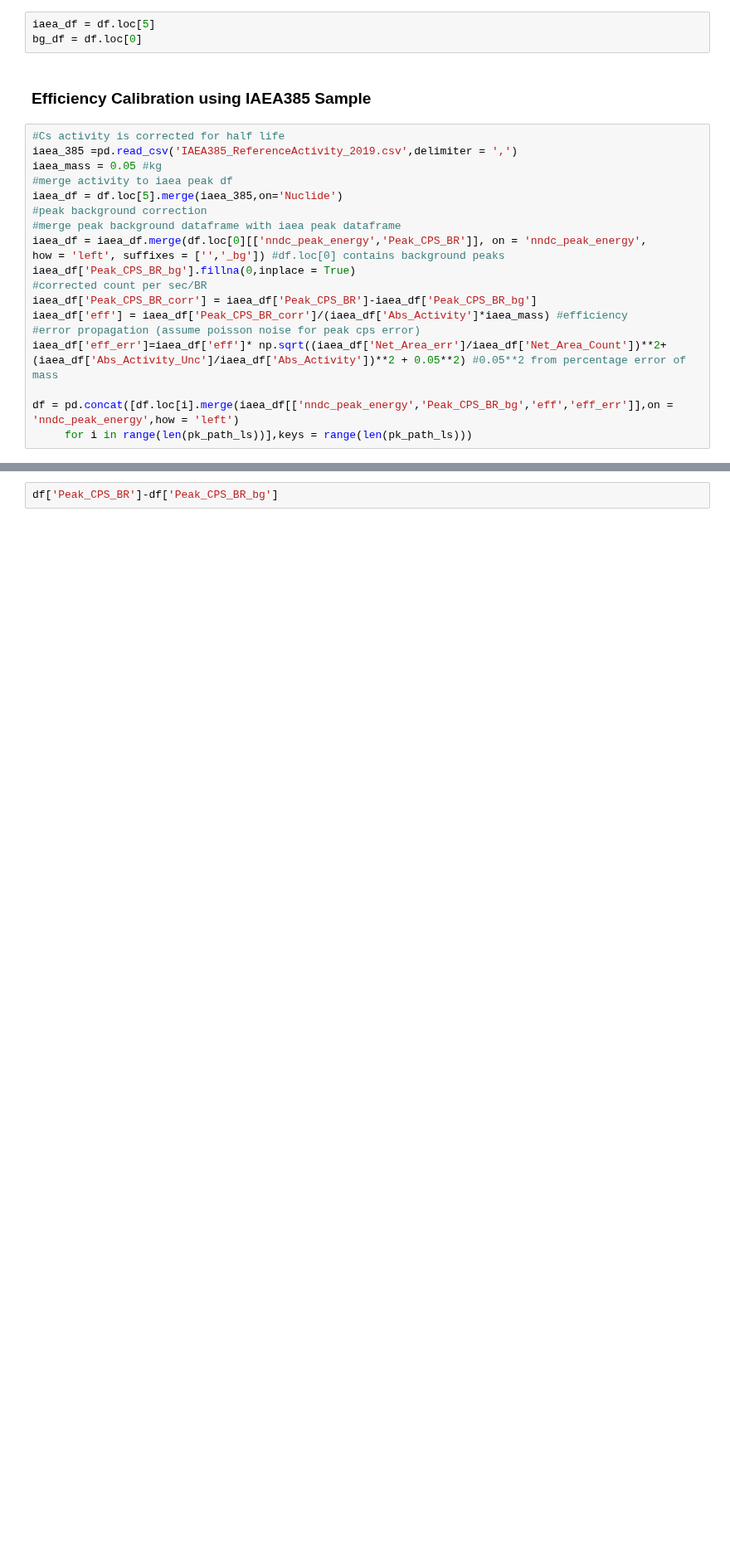
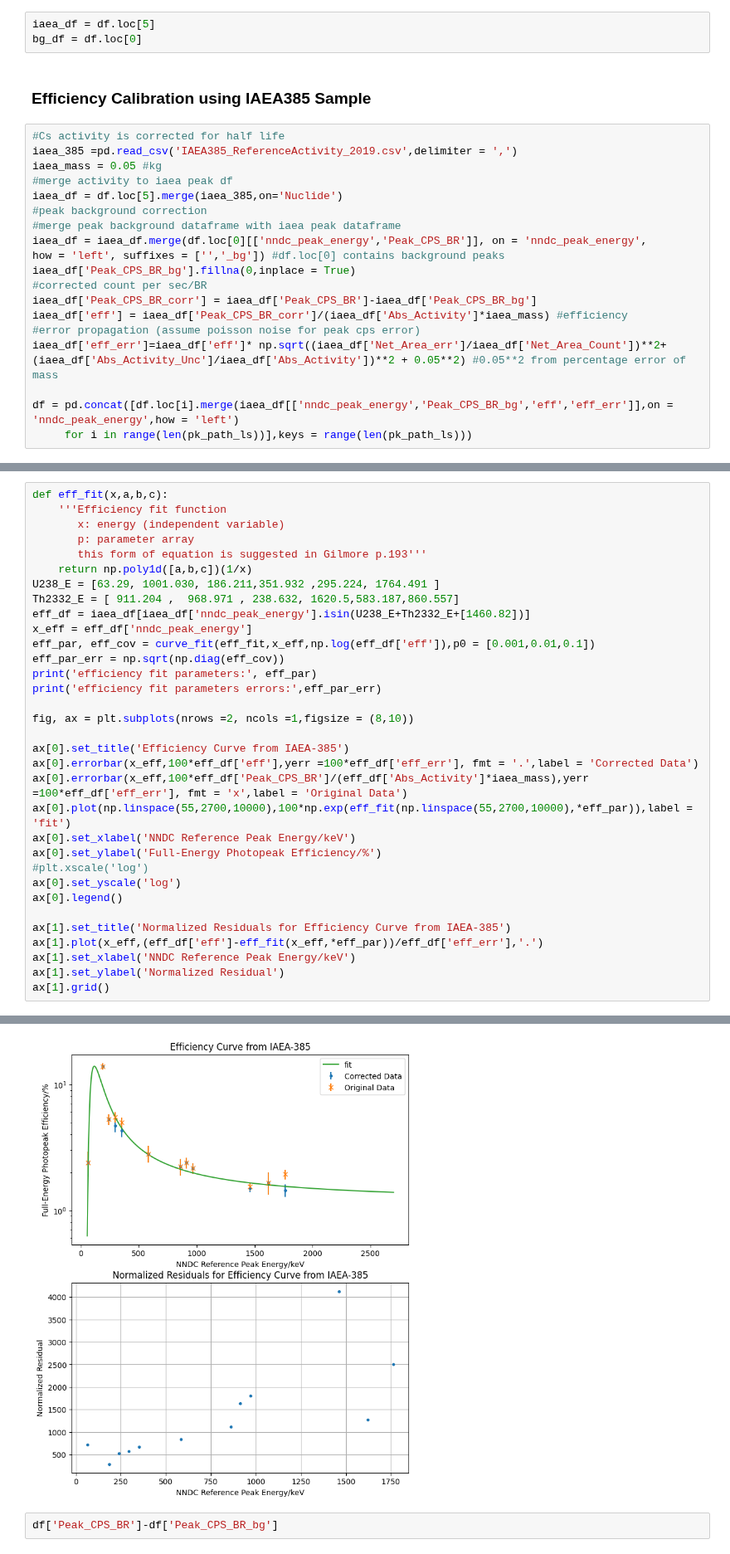
Before and after one commit to ngcnpeter/HPGe_lab_y3, a Jupyter notebook: formal_report.ipynb, the cells around one changed output, grey strips where cells are left out. Shown at 83% size. Saved outputs shown, nothing was run; the diff lists cells and outputs as text; blank space fills up the shorter version.

Commit message:
new efficiency calibration

```diff
--- a/formal_report.ipynb
+++ b/formal_report.ipynb
@@ -94,0 +79,34 @@ df
+# %%
+def eff_fit(x,a,b,c):
+    '''Efficiency fit function
+       x: energy (independent variable)
+       p: parameter array
+       this form of equation is suggested in Gilmore p.193'''
+    return np.poly1d([a,b,c])(1/x)
+U238_E = [63.29, 1001.030, 186.211,351.932 ,295.224, 1764.491 ]
+Th2332_E = [ 911.204 ,  968.971 , 238.632, 1620.5,583.187,860.557]
+eff_df = iaea_df[iaea_df['nndc_peak_energy'].isin(U238_E+Th2332_E+[1460.82])]
+x_eff = eff_df['nndc_peak_energy']
+eff_par, eff_cov = curve_fit(eff_fit,x_eff,np.log(eff_df['eff']),p0 = [0.001,0.01,0.1])
+eff_par_err = np.sqrt(np.diag(eff_cov))
+print('efficiency fit parameters:', eff_par)
+print('efficiency fit parameters errors:',eff_par_err)
+
+fig, ax = plt.subplots(nrows =2, ncols =1,figsize = (8,10))
+
+ax[0].set_title('Efficiency Curve from IAEA-385')
+ax[0].errorbar(x_eff,100*eff_df['eff'],yerr =100*eff_df['eff_err'], fmt = '.',label = 'Corrected Data')
+ax[0].errorbar(x_eff,100*eff_df['Peak_CPS_BR']/(eff_df['Abs_Activity']*iaea_mass),yerr =100*eff_df['eff_err'], fmt = 'x',label = 'Original Data')
+ax[0].plot(np.linspace(55,2700,10000),100*np.exp(eff_fit(np.linspace(55,2700,10000),*eff_par)),label = 'fit')
+ax[0].set_xlabel('NNDC Reference Peak Energy/keV')
+ax[0].set_ylabel('Full-Energy Photopeak Efficiency/%')
+#plt.xscale('log')
+ax[0].set_yscale('log')
+ax[0].legend()
+
+ax[1].set_title('Normalized Residuals for Efficiency Curve from IAEA-385')
+ax[1].plot(x_eff,(eff_df['eff']-eff_fit(x_eff,*eff_par))/eff_df['eff_err'],'.')
+ax[1].set_xlabel('NNDC Reference Peak Energy/keV')
+ax[1].set_ylabel('Normalized Residual')
+ax[1].grid()
+# %% [output]
@@ -95,3 +115,4 @@ df
+[figure, added]
 # %%
 df['Peak_CPS_BR']-df['Peak_CPS_BR_bg']
 # %% [output]
```
Also changed, not shown: parts of 4 cells of this notebook.
